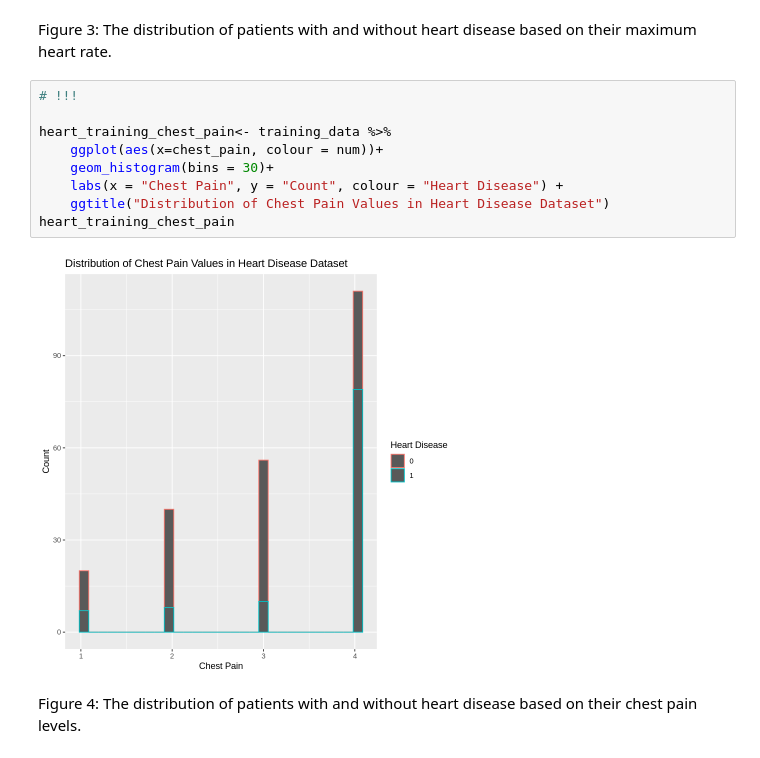
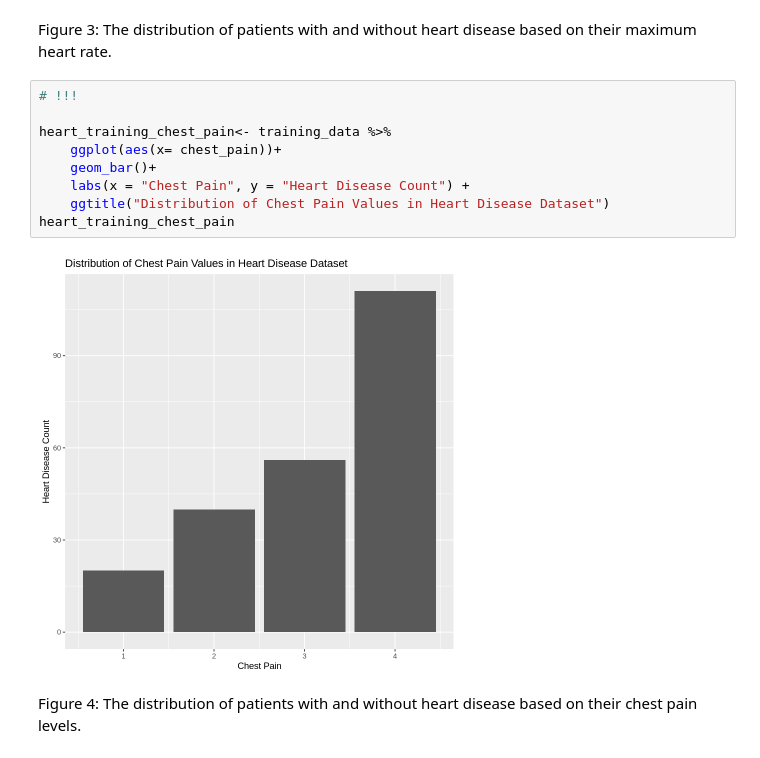
Before and after one commit to Yusen121/heart_disease_simple, a Jupyter notebook: data/group_project_report.ipynb, the cells around one changed output. Cells and saved outputs as stored; diff of their text form.

Commit message:
Changed chest pain from histogram to bar graph

```diff
--- a/data/group_project_report.ipynb
+++ b/data/group_project_report.ipynb
@@ -199,14 +199,14 @@ Figure 3: The distribution of patients with and without heart disease based on t
 # %%
 # !!!
 
 heart_training_chest_pain<- training_data %>%
-    ggplot(aes(x=chest_pain, colour = num))+
-    geom_histogram(bins = 30)+
-    labs(x = "Chest Pain", y = "Count", colour = "Heart Disease") +
+    ggplot(aes(x= chest_pain))+
+    geom_bar()+
+    labs(x = "Chest Pain", y = "Heart Disease Count") +
     ggtitle("Distribution of Chest Pain Values in Heart Disease Dataset")
 heart_training_chest_pain
 # %% [output]
-[figure, old version]
+[figure, new version]
 # %% [markdown]
 Figure 4: The distribution of patients with and without heart disease based on their chest pain levels.
 # %% [markdown]
```
